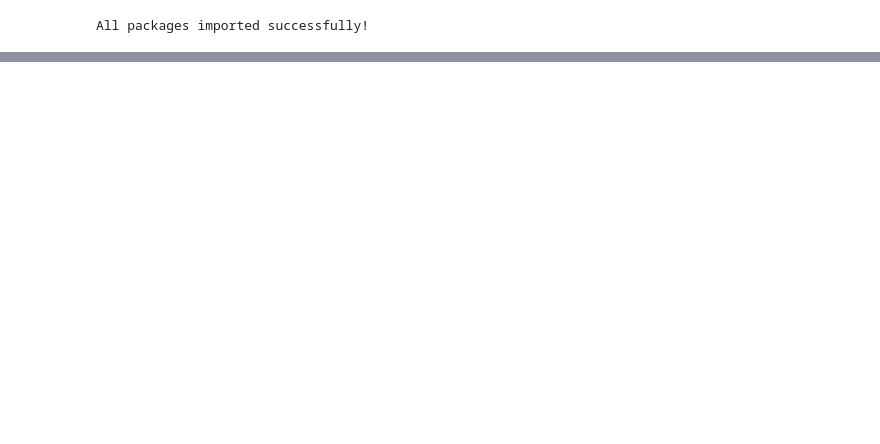
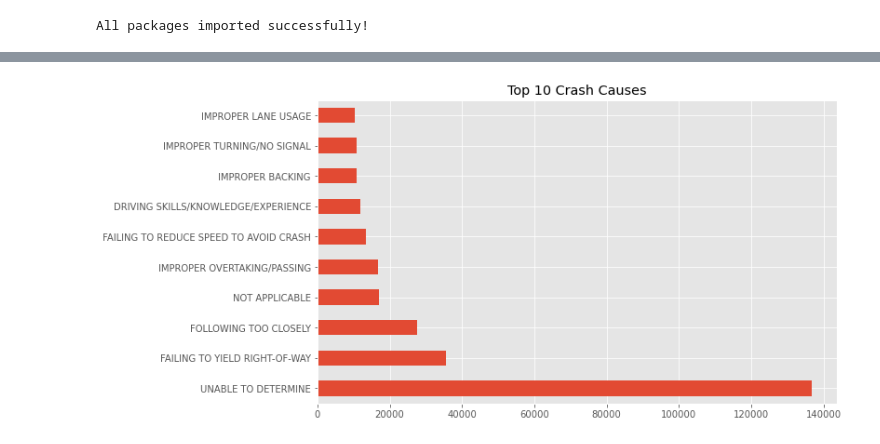
Before and after one commit to kungstar/chicago-crash-analysis, a Jupyter notebook: chicago-car-crash-analysis.ipynb, the cells around one changed output, grey strips where cells are left out. Cells and saved outputs as stored; diff of their text form; code cells hidden in the pictures; blank space fills up the shorter version.

Commit message:
Prepared and PreProcessed the data

```diff
--- a/chicago-car-crash-analysis.ipynb
+++ b/chicago-car-crash-analysis.ipynb
@@ -21,8 +69,5 @@ All packages imported successfully!
 # %%
-# Load dataset
-try:
-    df = pd.read_csv('car-crashes-data-2021-2023.csv')
-    print(f"Dataset loaded successfully with {df.shape[0]} rows and {df.shape[1]} columns")
-except FileNotFoundError:
-    print("ERROR: File not found. Please check the file path.")
+# Load data
+df = pd.read_csv('car-crashes-data-2021-2023.csv')
+print(f"Data Shape: {df.shape}")
 # %% [output]
@@ -75,0 +92,7 @@ dtype: int64
+# %%
+# Target distribution
+plt.figure(figsize=(10,6))
+df['PRIM_CONTRIBUTORY_CAUSE'].value_counts().head(10).plot(kind='barh')
+plt.title('Top 10 Crash Causes');
+# %% [output]
+[figure, added]
```
Also changed, not shown: parts of 22 cells of this notebook.
